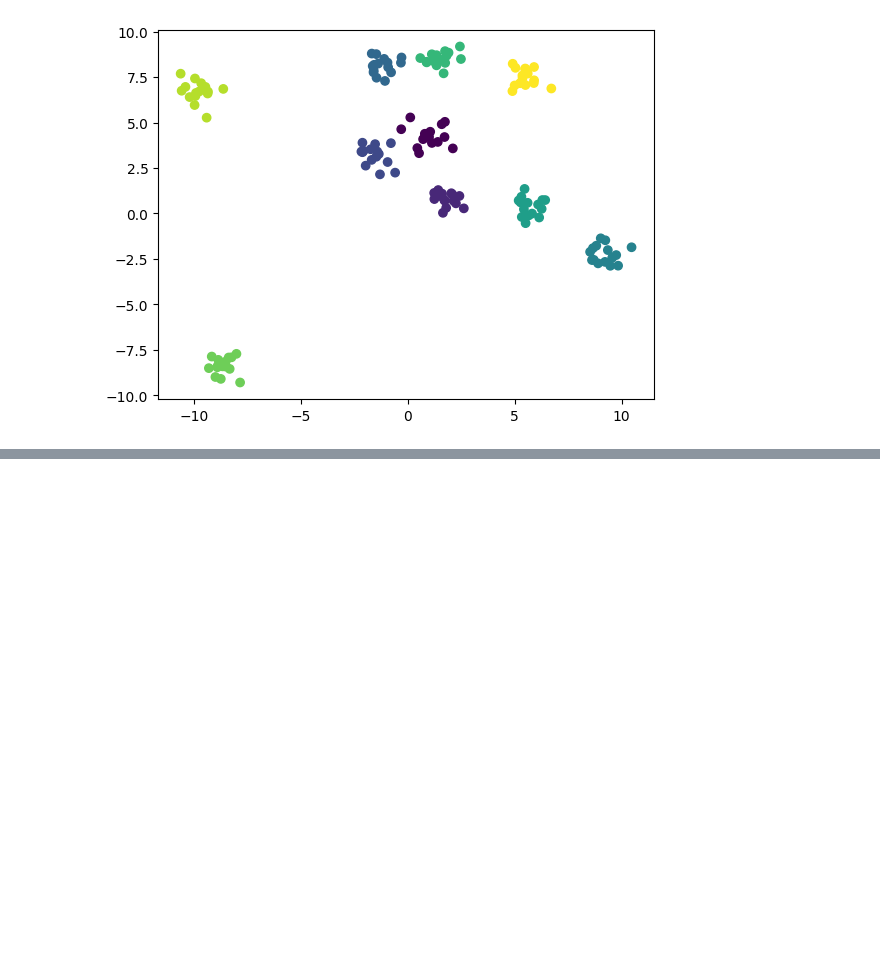
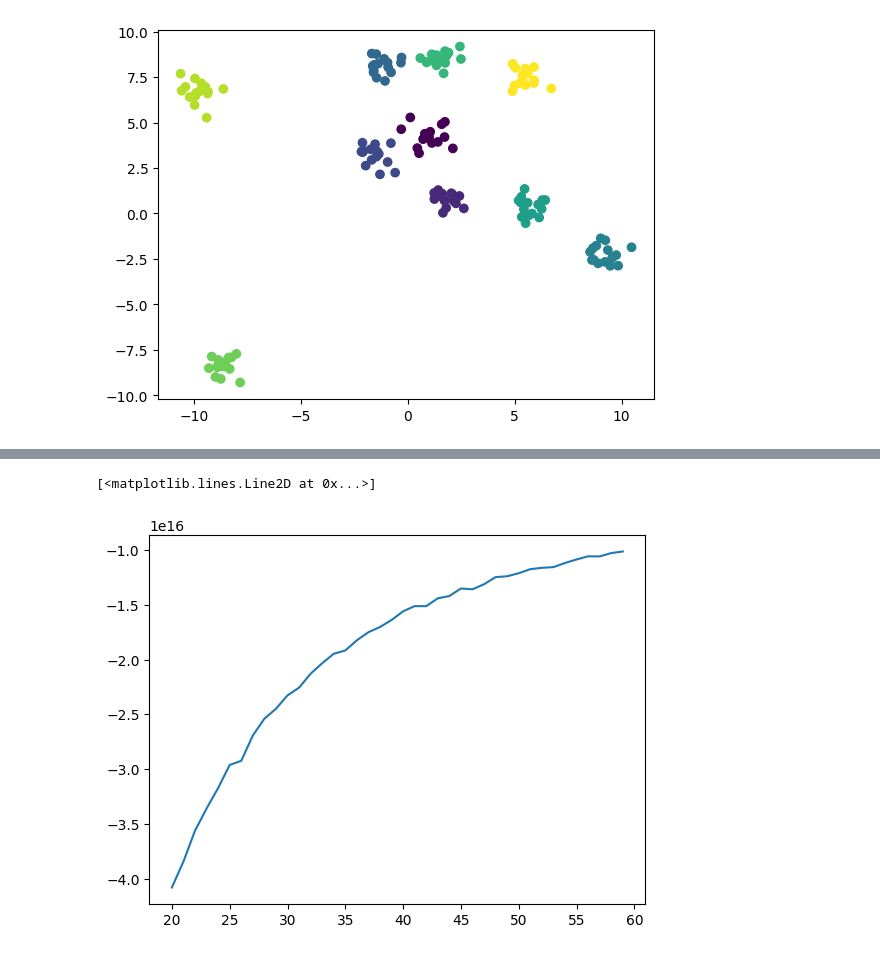
Before and after one commit to bblachut/PUM, a Jupyter notebook: lab4/lab4.ipynb, the cells around one changed output, grey strips where cells are left out. Cells and saved outputs as stored; diff of their text form; code cells hidden in the pictures; blank space fills up the shorter version.

```diff
--- a/lab4/lab4.ipynb
+++ b/lab4/lab4.ipynb
@@ -88,0 +95,3 @@ plt.scatter(X[:, 0], X[:, 1], c=y3, cmap='viridis')
+# %%
+df = df.select_dtypes(['number'])
+df.info()
@@ -88,0 +132,14 @@ plt.scatter(X[:, 0], X[:, 1], c=y3, cmap='viridis')
+# %%
+df = df.drop(columns=['goalkeeping_speed', 'nation_team_id', 'nation_jersey_number', 'sofifa_id'])
+# %%
+df = df.fillna(df.mean())
+# %%
+results = []
+for k in range(20, 60):
+    km = KMeans(n_clusters=k,n_init=10).fit(df)
+    results.append(km.score(df))
+
+plt.plot(range(20, 60), results)
+# %% [output]
+[<matplotlib.lines.Line2D at 0x...>]
+[figure, added]
```
Also changed, not shown: parts of 8 cells of this notebook.
